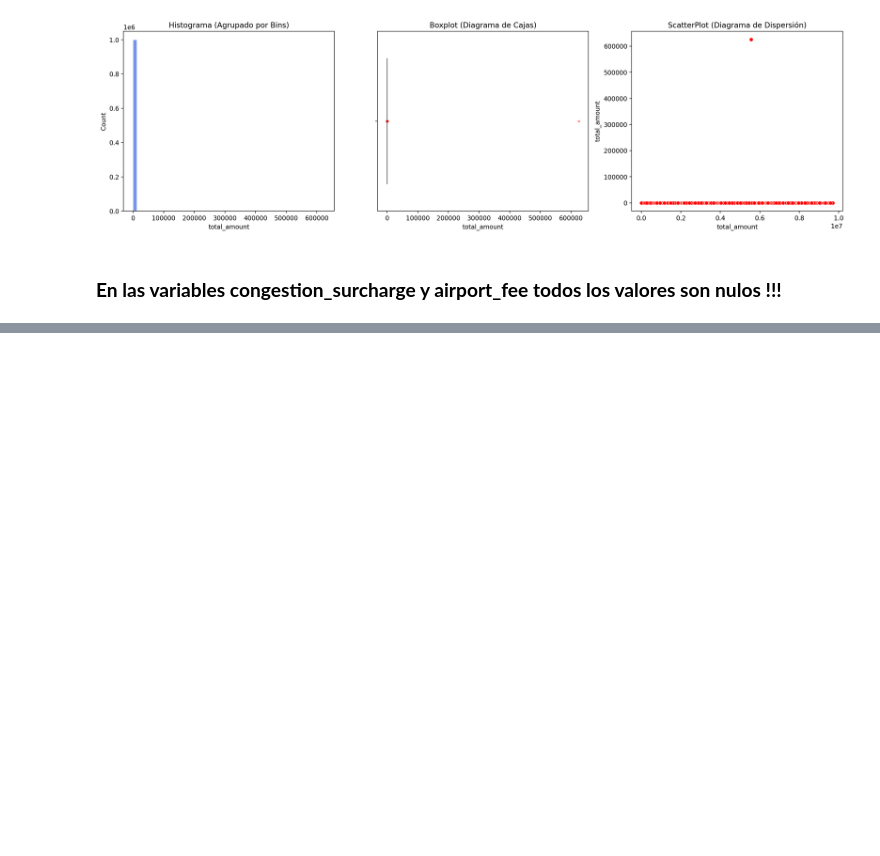
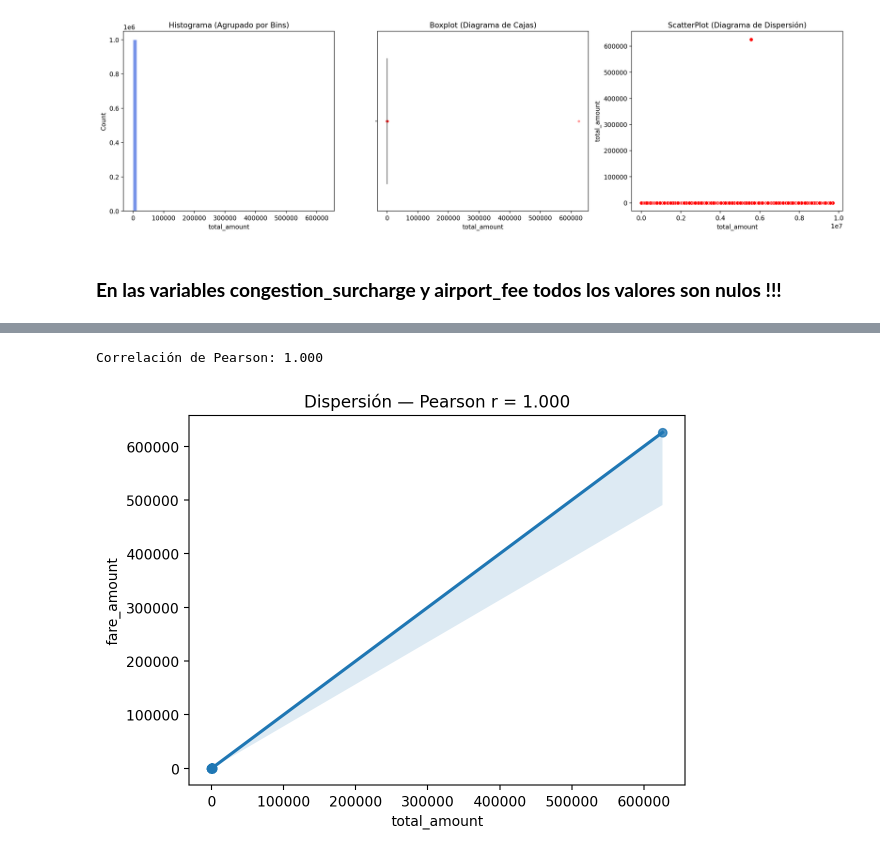
Before and after one commit to d4nd14z/DataAnalytics, a Jupyter notebook: MovilidadDataset.ipynb, the cells around one changed output, grey strips where cells are left out. Drawn from its saved outputs; the diff is of its cells as text; code cells hidden in the pictures; blank space fills up the shorter version.

```diff
--- a/MovilidadDataset.ipynb
+++ b/MovilidadDataset.ipynb
@@ -286,0 +318,10 @@ mostrarGraficas("total_amount")
+# %%
+corr = df_copia[['total_amount', 'fare_amount']].corr(method='pearson').iloc[0,1]
+print(f'Correlación de Pearson: {corr:.3f}')
+
+sns.regplot(data=df_copia, x='total_amount', y='fare_amount')
+plt.title(f'Dispersión — Pearson r = {corr:.3f}')
+plt.show()
+# %% [output]
+Correlación de Pearson: 1.000
+[figure, added]
```
Also changed, not shown: parts of 6 cells of this notebook.
